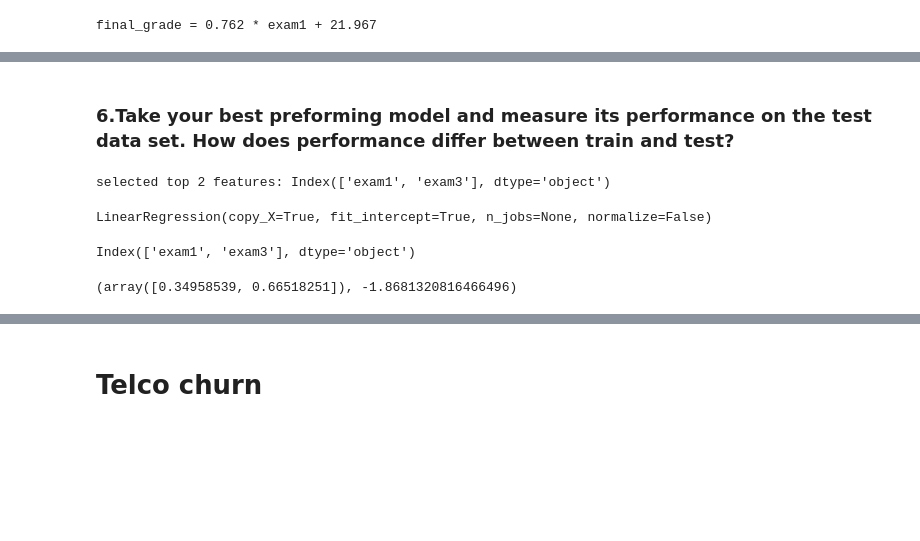
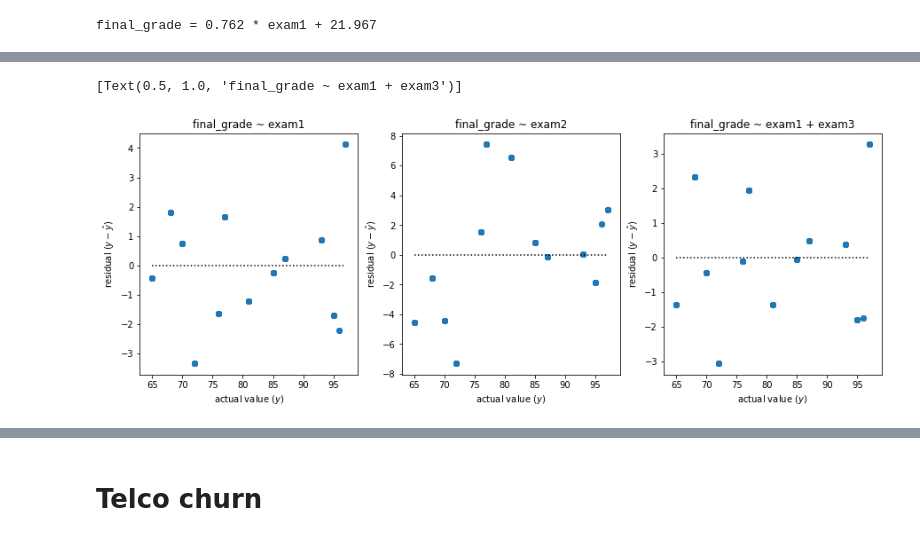
Before and after one commit to sunwenliang14/ds-methodologies-exercises, a Jupyter notebook: regression/model.ipynb, the cells around one changed output, grey strips where cells are left out. Cells and saved outputs as stored; diff of their text form; code cells hidden in the pictures; blank space fills up the shorter version.

```diff
--- a/regression/model.ipynb
+++ b/regression/model.ipynb
@@ -196,19 +67,0 @@ plt.scatter(predictions.actual, predictions.simple_lm_exam2)
-# %%
-X = train.drop(columns='final_grade')
-y = train.final_grade
-
-lm = sklearn.linear_model.LinearRegression()
-k = 2
-
-# 1. Transform our X
-rfe = sklearn.feature_selection.RFE(lm, 2)
-rfe.fit(X, y)
-print('selected top 2 features:', X.columns[rfe.support_])
-X_rfe = rfe.transform(X)
-
-# 2. Use the transformed x in our model
-lm.fit(X_rfe, y)
-
-predictions['multiple_rfe'] = lm.predict(X_rfe)
-
-predictions.head()
@@ -236,28 +68,27 @@ MSE_exam1_3
-# %% [markdown]
-### 6.Take your best preforming model and measure its performance on the test data set. How does performance differ between train and test?
-# %%
-X = test.drop(columns='final_grade')
-y = test.final_grade
-
-lm = sklearn.linear_model.LinearRegression()
-k = 2
-
-# 1. Transform our X
-rfe = sklearn.feature_selection.RFE(lm, 2)
-rfe.fit(X, y)
-print('selected top 2 features:', X.columns[rfe.support_])
-X_rfe = rfe.transform(X)
-
-# 2. Use the transformed x in our model
-lm.fit(X_rfe, y)
-# %% [output]
-selected top 2 features: Index(['exam1', 'exam3'], dtype='object')
-LinearRegression(copy_X=True, fit_intercept=True, n_jobs=None, normalize=False)
-# %%
-X.columns[rfe.support_]
-# %% [output]
-Index(['exam1', 'exam3'], dtype='object')
-# %%
-lm.coef_, lm.intercept_
-# %% [output]
-(array([0.34958539, 0.66518251]), -1.8681320816466496)
+# %%
+def plot_residuals(actual, predicted):
+    residuals = actual - predicted
+    plt.hlines(0, actual.min(), actual.max(), ls=':')
+    plt.scatter(actual, residuals)
+    plt.ylabel('residual ($y - \hat{y}$)')
+    plt.xlabel('actual value ($y$)')
+    plt.title('Actual vs Residual')
+    return plt.gca()
+# %%
+plt.figure(figsize=(15, 5))
+
+plt.subplot(131) # 131 -- 1 row, 3 columns, 1st subplot
+ax = plot_residuals(predictions.actual, predictions['final_grade ~ exam1'])
+ax.set(title='final_grade ~ exam1')
+
+plt.subplot(132) # 132 -- 1 row, 3 columns, 2nd subplot
+ax = plot_residuals(predictions.actual, predictions['final_grade ~ exam2'])
+ax.set(title='final_grade ~ exam2')
+
+plt.subplot(133)
+ax = plot_residuals(predictions.actual, predictions['final_grade ~ exam1 + exam3'])
+ax.set(title='final_grade ~ exam1 + exam3')
+# note the scale of the y-axis on all the subplots
+# %% [output]
+[Text(0.5, 1.0, 'final_grade ~ exam1 + exam3')]
+[figure, added]
```
Also changed, not shown: parts of 45 cells of this notebook.
